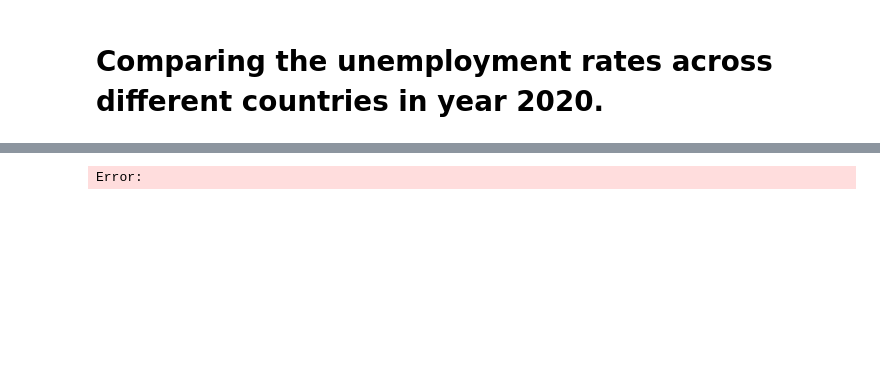
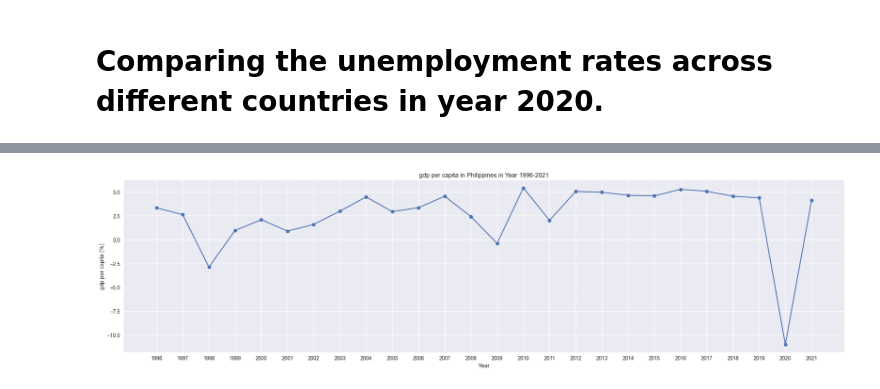
Before and after one commit to asiloprince/Economic-Indicators, a Jupyter notebook: unemployment_analysis.ipynb, the cells around one changed output, grey strips where cells are left out. Cells and saved outputs as stored; diff of their text form; code cells hidden in the pictures; blank space fills up the shorter version.

Commit message:
refactor the dataset to include additional years of data from the World Bank dataset. The notebook has been reorganized and now includes multiple regression analysis.

```diff
--- a/unemployment_analysis.ipynb
+++ b/unemployment_analysis.ipynb
@@ -253,21 +298,21 @@ Error:
 # %%
 years = df_gdp_per_capita.columns[4:]  # start from the 5th column year
 values = df_gdp_per_capita.loc[df_gdp_per_capita['Country Name'] == 'Philippines', years].values.flatten()
 
 fig, ax = plt.subplots(figsize=(25, 6))  # Adjust the size (width, height)
 
 # Plot the line, o for dot, - for solid line, b for color blue
 ax.plot(years, values, marker='o', linestyle='-', color='b')
 
 # Customize the plot
 ax.set_xlabel('Year')
 ax.set_ylabel('gdp per capita (%)')
-ax.set_title('gdp per capita in Philippines in Year 2000-2020')
+ax.set_title('gdp per capita in Philippines in Year 1996-2021')
 ax.grid(True)
 
 plt.show()
 # %% [output]
-Error:
+[figure, added]
 # %%
 #
 fig = plt.figure(figsize=(20, 10))# Adjust the size (width, height)
```
Also changed, not shown: parts of 52 cells of this notebook.
